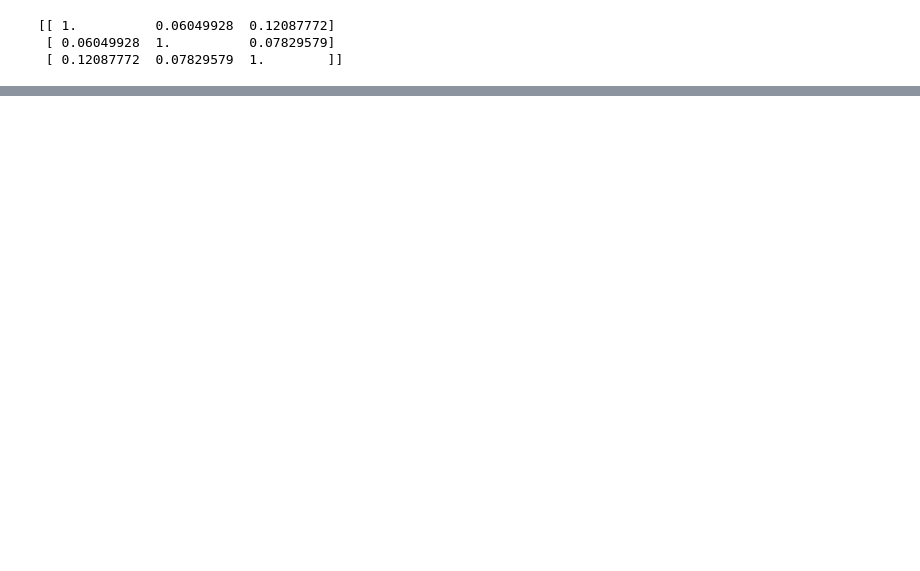
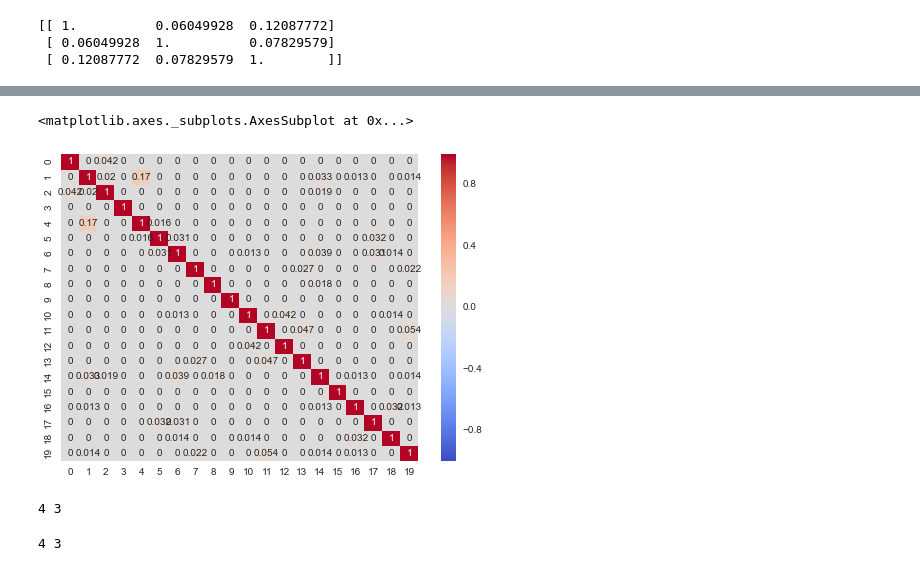
Before and after one commit to ywchiu/twmtm, a Jupyter notebook: 20151029Demo.ipynb, the cells around one changed output, grey strips where cells are left out. Cells and saved outputs as stored; diff of their text form; code cells hidden in the pictures; blank space fills up the shorter version.

```diff
--- a/20151029Demo.ipynb
+++ b/20151029Demo.ipynb
@@ -671,0 +833,3 @@ print linear_kernel(tfidf, tfidf)
+# %%
+n_cosine_similarities = linear_kernel(tfidf[0:20], tfidf[0:20])
+print n_cosine_similarities
@@ -671,0 +854,5 @@ print linear_kernel(tfidf, tfidf)
+# %%
+sns.heatmap(n_cosine_similarities, annot=True, center=0, cmap='coolwarm')
+# %% [output]
+<matplotlib.axes._subplots.AxesSubplot at 0x...>
+[figure, added]
@@ -671,0 +863,15 @@ print linear_kernel(tfidf, tfidf)
+# %%
+a = [1,2,3,4,1,2,3,1]
+cnt = 0
+for ele in a:
+    if ele == 4:
+        print ele, cnt
+    cnt +=1
+# %% [output]
+4 3
+# %%
+for idx, ele in enumerate(a):
+    if ele == 4:
+        print ele, idx
+# %% [output]
+4 3
```
Also changed, not shown: parts of 31 cells of this notebook, 1 other file.
